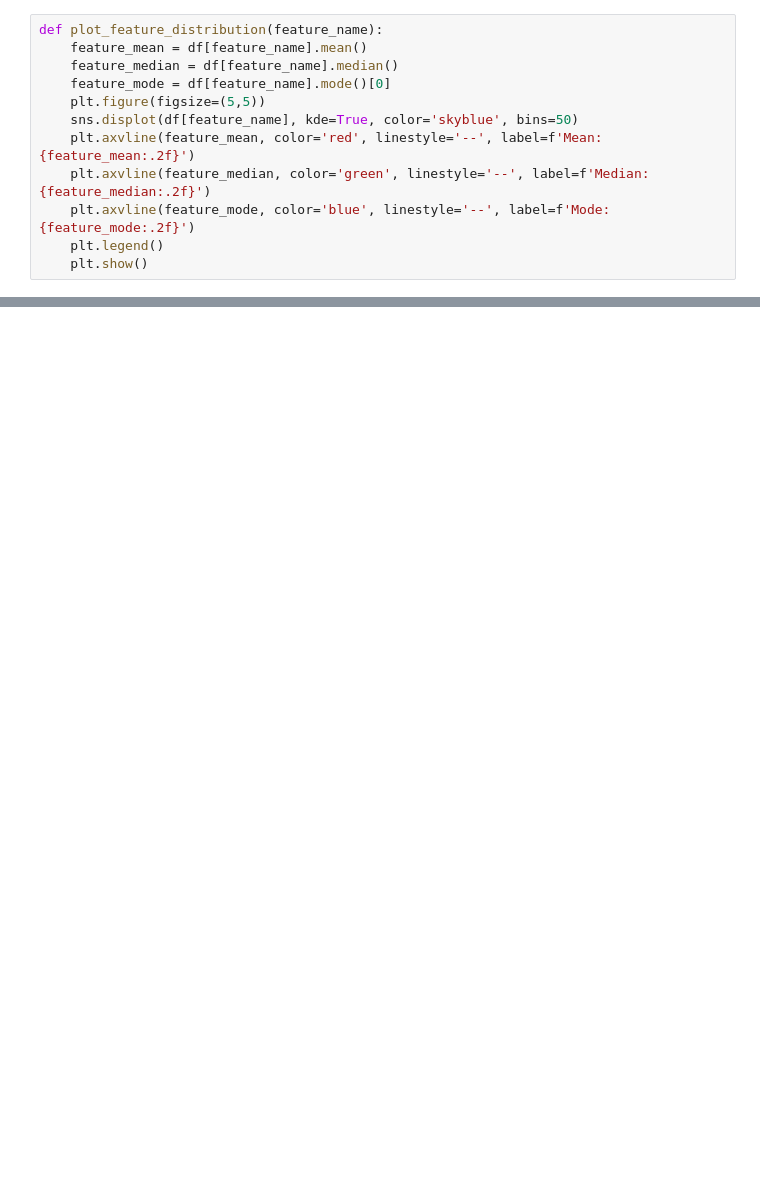
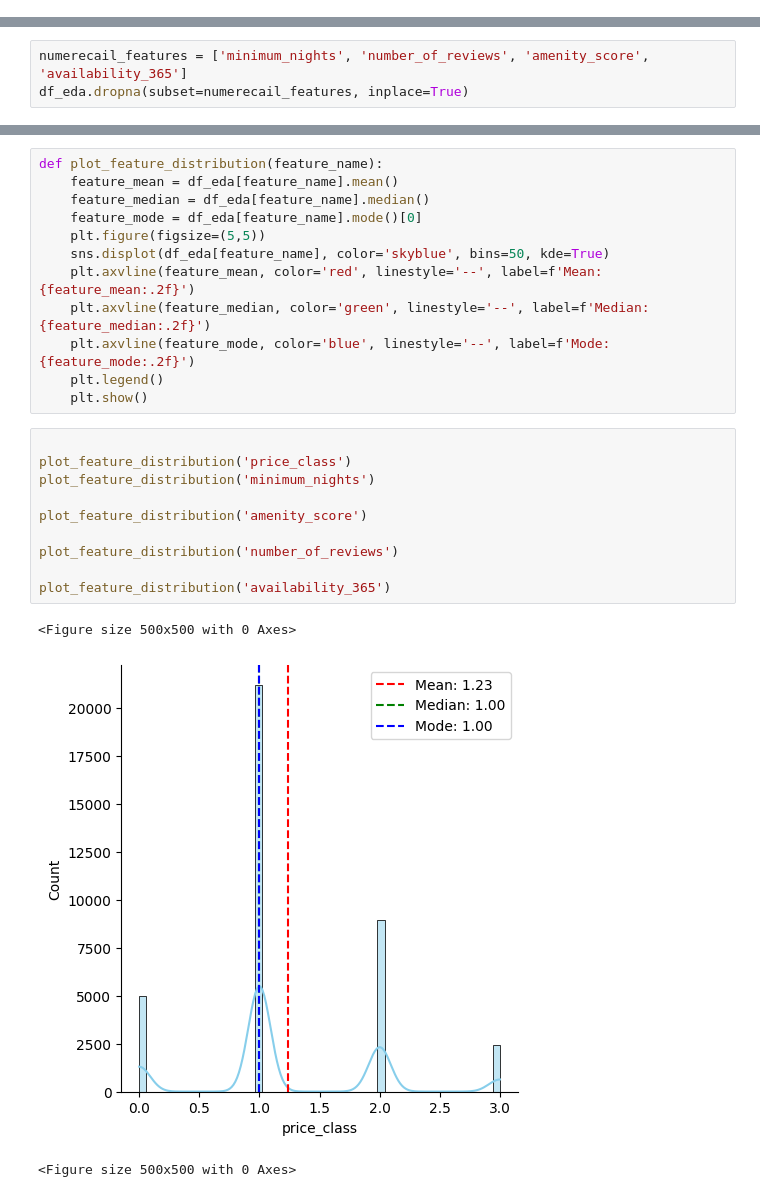
Before and after one commit to rana-taqveem/ms-ai, a Jupyter notebook: 600/assignment_01/main.ipynb, the cells around one changed output, grey strips where cells are left out. Drawn from its saved outputs; the diff is of its cells as text; blank space fills up the shorter version.

```diff
--- a/600/assignment_01/main.ipynb
+++ b/600/assignment_01/main.ipynb
@@ -82,12 +106,0 @@ print(type(df))
-# %%
-def plot_feature_distribution(feature_name):
-    feature_mean = df[feature_name].mean()
-    feature_median = df[feature_name].median()
-    feature_mode = df[feature_name].mode()[0]
-    plt.figure(figsize=(5,5))
-    sns.displot(df[feature_name], kde=True, color='skyblue', bins=50)
-    plt.axvline(feature_mean, color='red', linestyle='--', label=f'Mean: {feature_mean:.2f}')
-    plt.axvline(feature_median, color='green', linestyle='--', label=f'Median: {feature_median:.2f}')
-    plt.axvline(feature_mode, color='blue', linestyle='--', label=f'Mode: {feature_mode:.2f}')
-    plt.legend()
-    plt.show()
@@ -152,0 +107,3 @@ Minimum Nights - Mean: 7.11, Median: 2.00, Mode: 1.00, Max: 1250
+# %%
+numerecail_features = ['minimum_nights', 'number_of_reviews', 'amenity_score', 'availability_365']
+df_eda.dropna(subset=numerecail_features, inplace=True)
@@ -152,0 +120,26 @@ Minimum Nights - Mean: 7.11, Median: 2.00, Mode: 1.00, Max: 1250
+# %%
+def plot_feature_distribution(feature_name):
+    feature_mean = df_eda[feature_name].mean()
+    feature_median = df_eda[feature_name].median()
+    feature_mode = df_eda[feature_name].mode()[0]
+    plt.figure(figsize=(5,5))
+    sns.displot(df_eda[feature_name], color='skyblue', bins=50, kde=True)
+    plt.axvline(feature_mean, color='red', linestyle='--', label=f'Mean: {feature_mean:.2f}')
+    plt.axvline(feature_median, color='green', linestyle='--', label=f'Median: {feature_median:.2f}')
+    plt.axvline(feature_mode, color='blue', linestyle='--', label=f'Mode: {feature_mode:.2f}')
+    plt.legend()
+    plt.show()
+# %%
+
+plot_feature_distribution('price_class')
+plot_feature_distribution('minimum_nights')
+
+plot_feature_distribution('amenity_score')
+
+plot_feature_distribution('number_of_reviews')
+
+plot_feature_distribution('availability_365')
+# %% [output]
+<Figure size 500x500 with 0 Axes>
+[figure, added]
+<Figure size 500x500 with 0 Axes>
```
Also changed, not shown: parts of 24 cells of this notebook, 20 other files.
